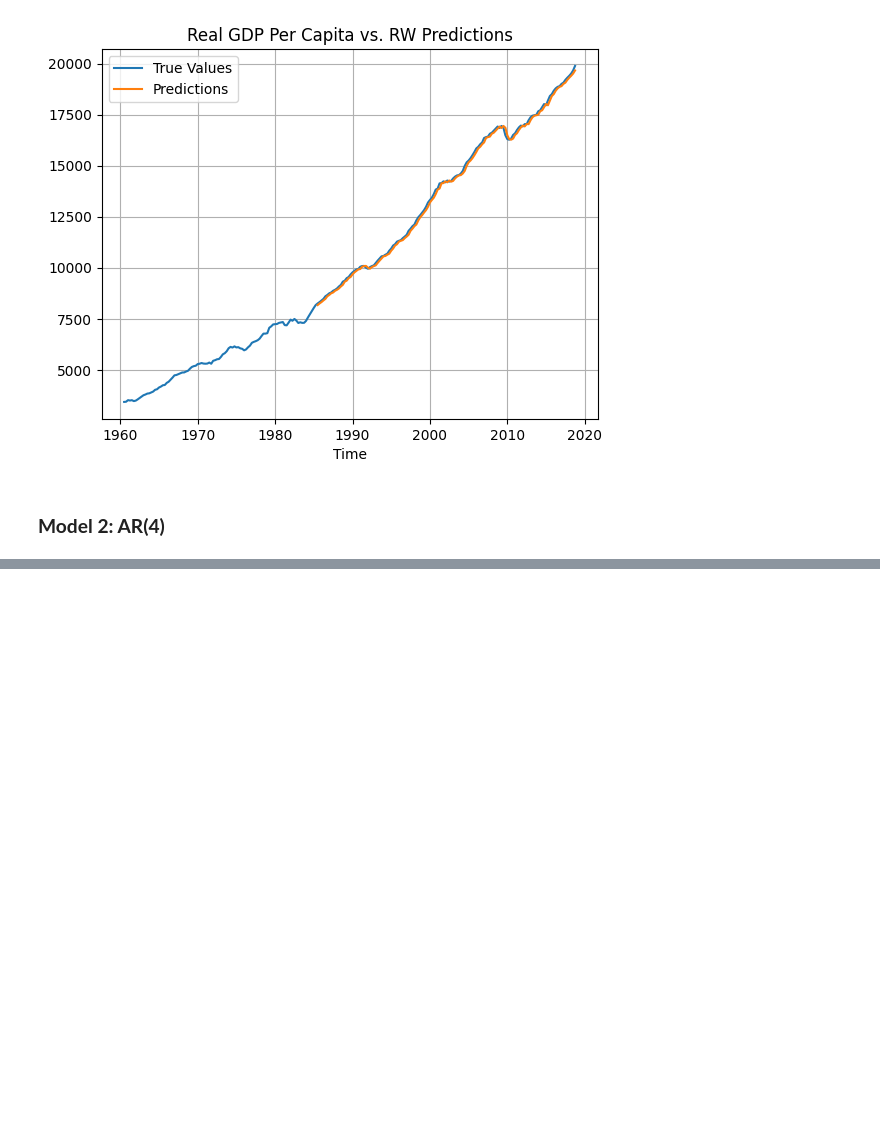
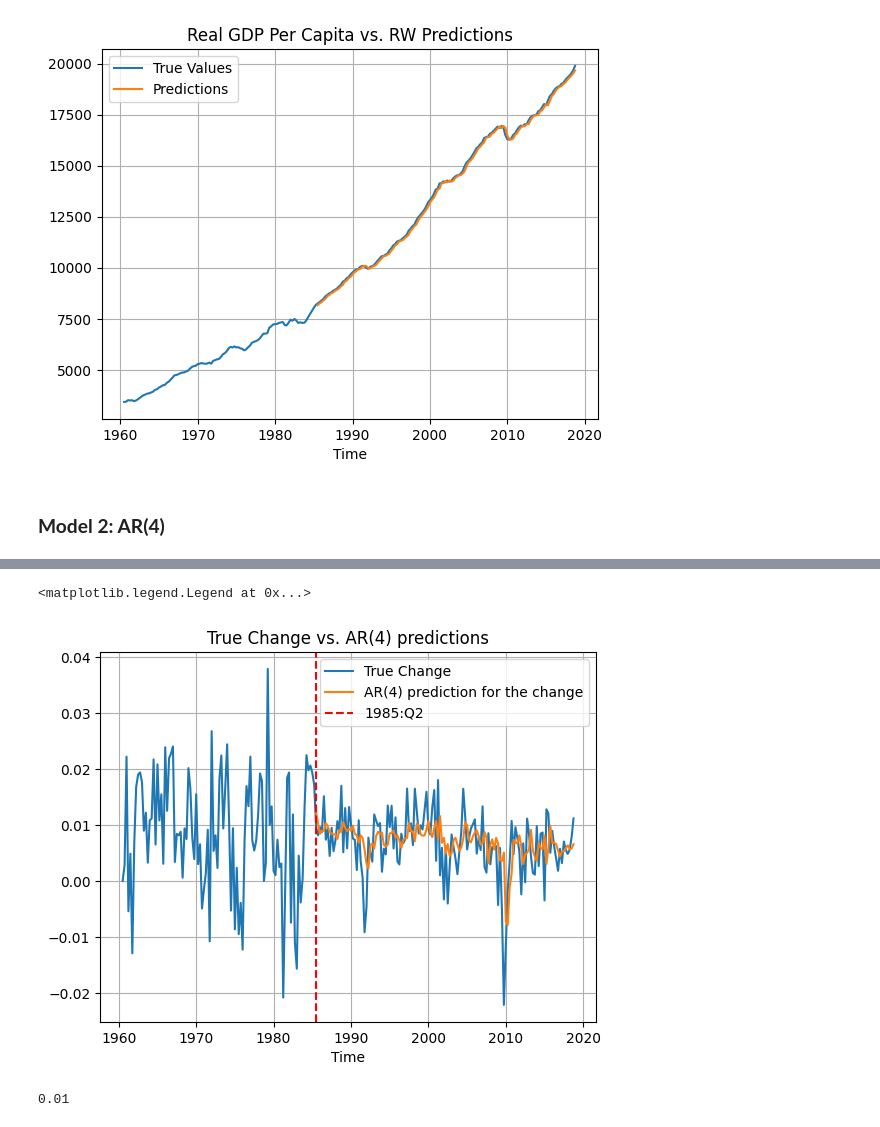
Before and after one commit to giordanovitale/Time-Series-Project, a Jupyter notebook: ts_project.ipynb, the cells around one changed output, grey strips where cells are left out. Saved outputs shown, nothing was run; the diff lists cells and outputs as text; code cells hidden in the pictures; blank space fills up the shorter version.

```diff
--- a/ts_project.ipynb
+++ b/ts_project.ipynb
@@ -157,0 +138,46 @@ TypeError: ufunc 'isnan' not supported for the input types, and the inputs could
+# %%
+ar_4_forecasts = []
+
+window_size = 100
+
+t = 0
+
+for i in range(1, 135):
+
+    # determine the training data at each step
+    current_window = df.iloc[t:t+window_size]
+
+    # create the model and fit it
+    ar_4_model = ARIMA(current_window['delta_log_GDP'], order=(4,0,0))
+    ar_4_results = ar_4_model.fit()
+
+    # forecast the next observation
+    ar_4_forecast = ar_4_results.forecast(steps=1)
+
+    # append the forecasted value to the list
+    ar_4_forecasts.append(ar_4_forecast.iloc[0])
+
+    # roll the window
+    t += 1
+
+
+# compute the values of the forecasts back to their real scale
+# exp_ar_4_forecasts = np.exp(ar_4_forecasts)
+# %%
+plt.plot(df['Time'], df['delta_log_GDP'], label='True Change')
+plt.plot(df['Time'].iloc[100:], ar_4_forecasts, label='AR(4) prediction for the change')
+plt.title('True Change vs. AR(4) predictions')
+plt.xlabel('Time')
+plt.grid()
+plt.xlim()
+plt.axvline(x=pd.to_datetime('1985-06-30'), color='red', linestyle='--', label='1985:Q2')
+plt.legend()
+# %% [output]
+<matplotlib.legend.Legend at 0x...>
+[figure, added]
+# %%
+# compute RMSE for RW
+rmse_ar4 = mean_squared_error(df['delta_log_GDP'].iloc[100:], ar_4_forecasts, squared=False).round(2)
+print(rmse_ar4)
+# %% [output]
+0.01
```
Also changed, not shown: parts of 7 cells of this notebook.
